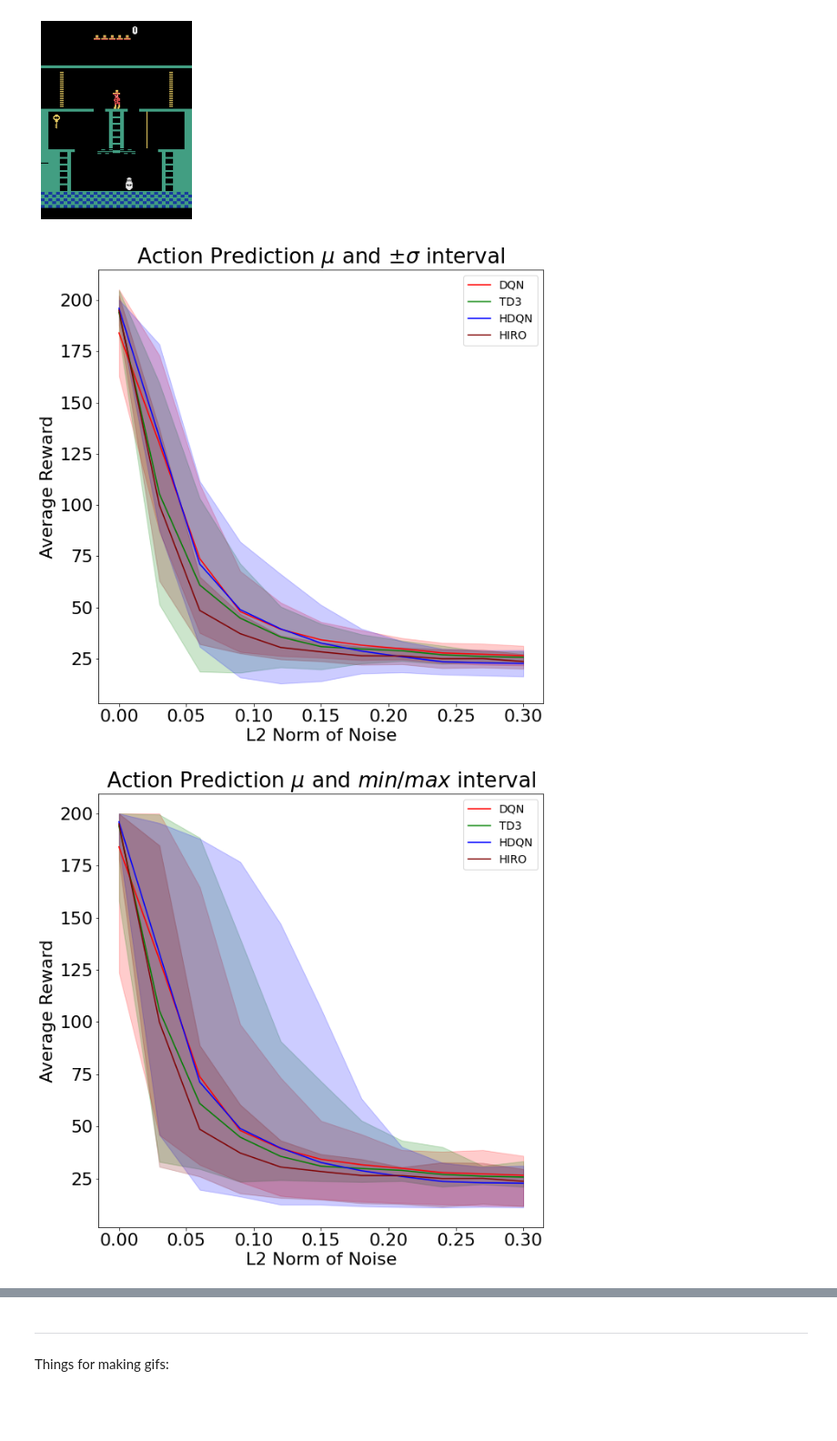
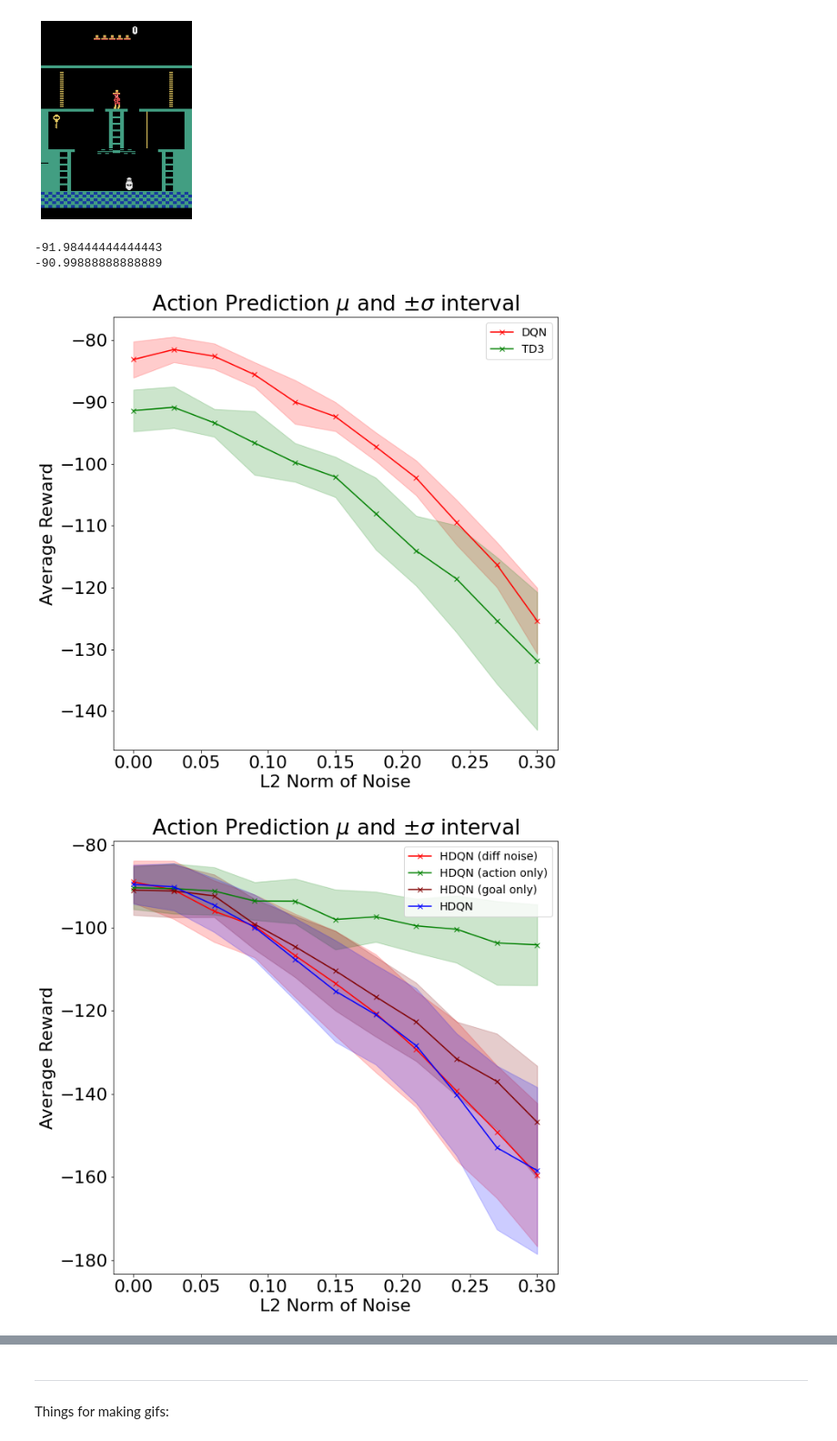
Before and after one commit to Davidobot/adversarial_hrl, a Jupyter notebook: plotting/plotting.ipynb, the cells around one changed output, grey strips where cells are left out. Shown: that part at 91% size. Drawn from its saved outputs; the diff is of its cells as text; code cells hidden in the pictures; blank space fills up the shorter version.

Commit message:
Update TD3 acrobot results

```diff
--- a/plotting/plotting.ipynb
+++ b/plotting/plotting.ipynb
@@ -126,26 +126,35 @@ def plot_fgsm_minmax(episode_durations):
     plt.legend(prop={'size': 14})
     #plt.legend(bbox_to_anchor=(1.05, 1), loc='upper left', borderaxespad=0.)
     plt.savefig('fgsm_minmax.pdf', format='pdf', dpi=1000)
+# %%
+print(np.mean([-90.32, -98.29, -90.02, -88.38, -95.63, -89.91, -92.05, -91.33, -91.93]))
+print(np.mean([-85.65, -86.36, -94.0, -89.98, -93.42, -93.0, -96.43, -92.03, -88.12]))
+# %% [output]
+-91.98444444444443
+-90.99888888888889
 # %%
 import json
 plot_norms([\
-    (json.load(open("absolute_noise/dqn_episodes.json")), "red", "DQN"),\
-    (json.load(open("absolute_noise/td3_episodes.json")), "green", "TD3"),\
-    (json.load(open("absolute_noise/hdqn_episodes.json")), "blue", "HDQN"),\
-    (json.load(open("absolute_noise/hiro_episodes.json")), "maroon", "HIRO"),\
+    (json.load(open("acrobot/noise/dqn_episodes.json")), "red", "DQN"),\
+    #(json.load(open("acrobot/fgsm_targeted/dqn_episodes.json")), "maroon", "DQN (FGSM t)"),\
+    (json.load(open("acrobot/noise/td3_episodes.json")), "green", "TD3"),\
+    #(json.load(open("acrobot/fgsm_targeted/td3_episodes.json")), "blue", "TD3 (FGSM t)"),\
+    #(json.load(open("acrobot/fgsm_untargeted/td3_episodes.json")), "grey", "TD3 (FGSM ut)"),\
+    #(json.load(open("acrobot/noise/hiro_episodes.json")), "maroon", "HIRO"),\
    ])
 # %% [output]
-[figure, old version]
+[figure, new version]
 # %%
 import json
-plot_norms_minmax([\
-    (json.load(open("absolute_noise/dqn_episodes.json")), "red", "DQN"),\
-    (json.load(open("absolute_noise/td3_episodes.json")), "green", "TD3"),\
-    (json.load(open("absolute_noise/hdqn_episodes.json")), "blue", "HDQN"),\
-    (json.load(open("absolute_noise/hiro_episodes.json")), "maroon", "HIRO"),\
+plot_norms([\
+    (json.load(open("acrobot/noise_hrl/hdqn_episodes.json"))['both'], "red", "HDQN (diff noise)"),\
+    (json.load(open("acrobot/noise_hrl/hdqn_episodes.json"))['action_only'], "green", "HDQN (action only)"),\
+    (json.load(open("acrobot/noise_hrl/hdqn_episodes.json"))['goal_only'], "maroon", "HDQN (goal only)"),\
+    (json.load(open("acrobot/noise/hdqn_episodes.json")), "blue", "HDQN"),\
+    #(json.load(open("acrobot/noise/hiro_episodes.json")), "maroon", "HIRO"),\
    ])
 # %% [output]
-[figure, old version]
+[figure, new version]
 # %%
 import json
 dqn = json.load(open("car/noise/dqn_episodes.json"))
```
Also changed, not shown: parts of 5 cells of this notebook, 5 other files.
